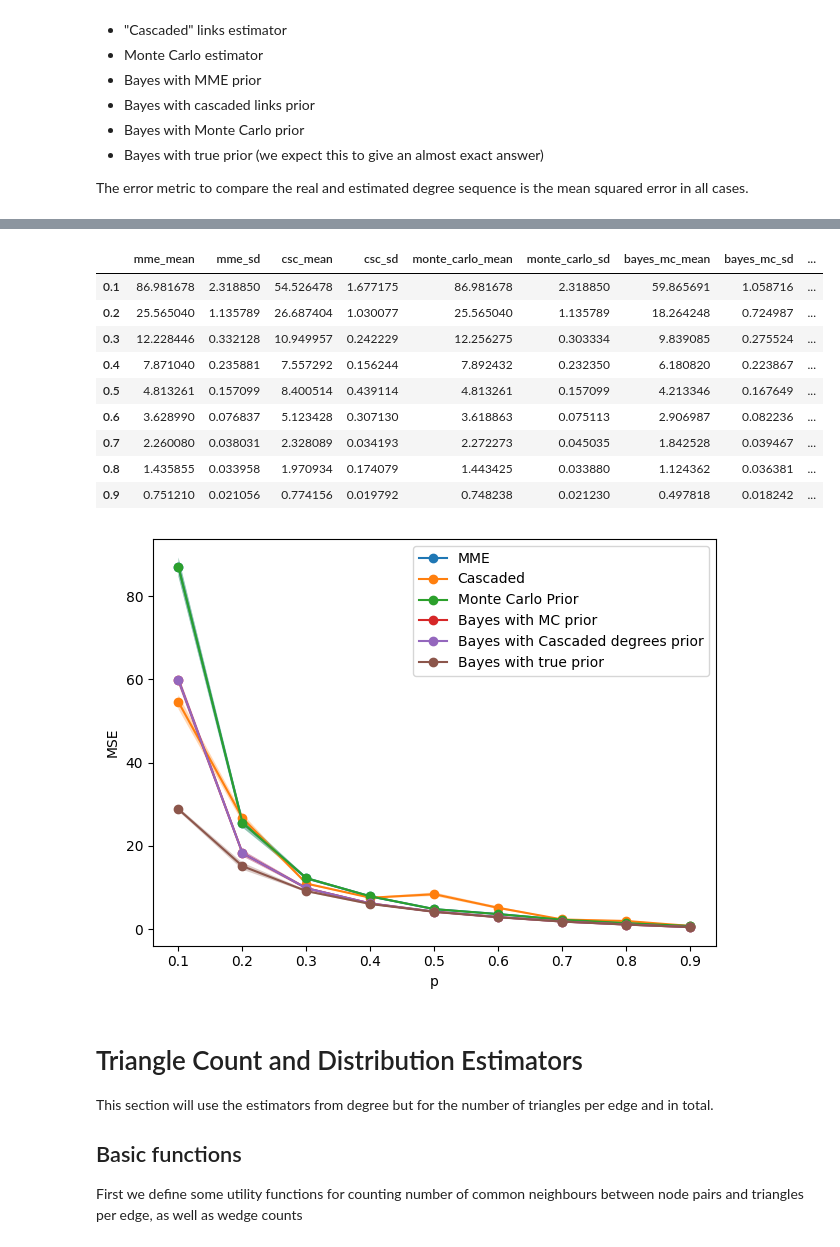
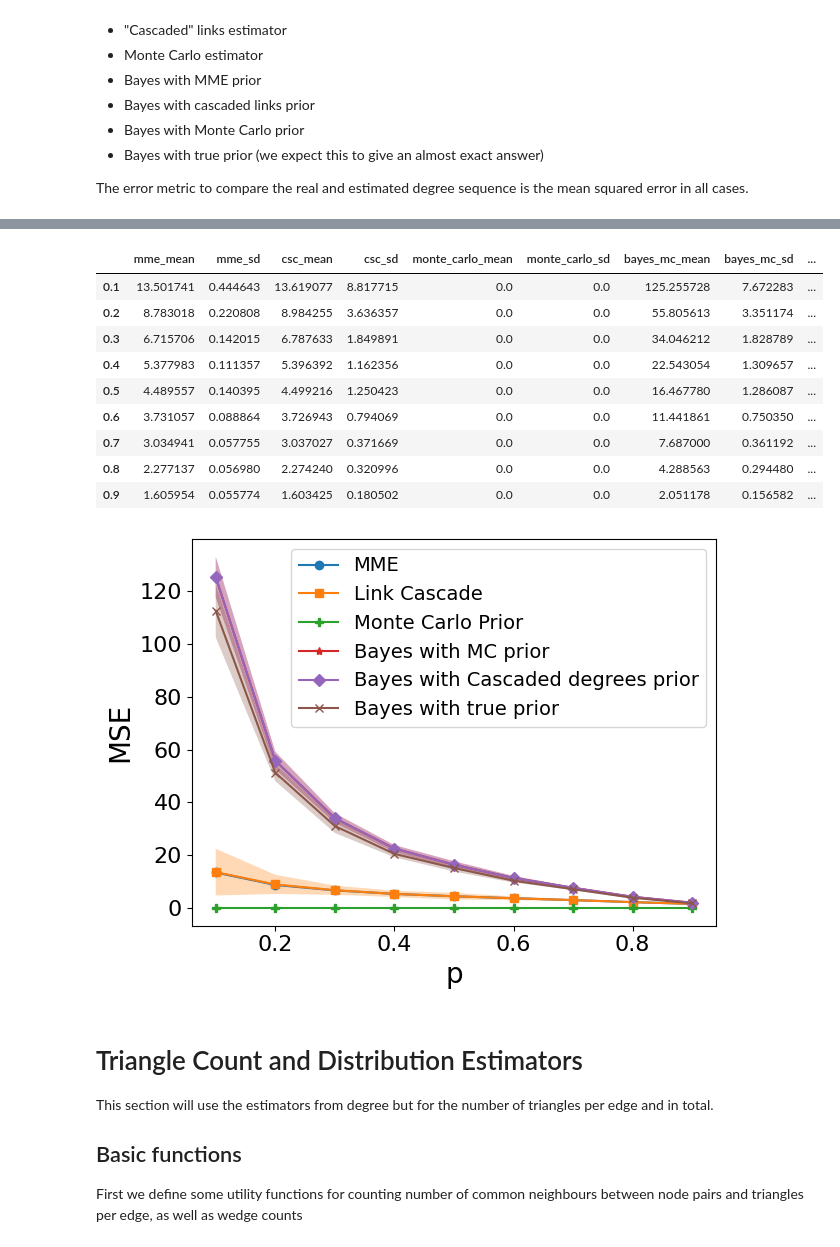
Before and after one commit to narnolddd/sample-nets, a Jupyter notebook: MonteCarloTranslate.ipynb, the cells around one changed output, grey strips where cells are left out. Cells and saved outputs as stored; diff of their text form; code cells hidden in the pictures.

```diff
--- a/MonteCarloTranslate.ipynb
+++ b/MonteCarloTranslate.ipynb
@@ -288,8 +290,8 @@ The error metric to compare the real and estimated degree sequence is the mean s
 # N,M=1000,5000
 # G = nx.gnm_random_graph(N,M)
 
-folder = "HepThToNaomi"
-net_name = "HEPTH"
+folder = "BA_FILES"
+net_name = "BA"
 p_range = np.linspace(0.1,0.9,9)
 
 G = nx.read_edgelist(folder+"/REAL")
@@ -313,7 +315,7 @@ def single_run(run_number):
         full_degrees = np.array([nx.degree(G)[n] for n in H.nodes]+[nx.degree(G)[n] for n in G.nodes if n not in H.nodes])
 
         ## MME and associated error
-        #print("Calculating MME")
+        print("Calculating MME")
         #start = time.time()
 
         mme_seq = deg_MME(kp_seq,p,True)
@@ -329,18 +331,18 @@ def single_run(run_number):
         #print(time.time() - start)
 
         ## Monte carlo improvement
-        #print("Monte Carlo Degree")
+        print("Monte Carlo Degree")
         #start = time.time()
 
-        deg, ssd_error, accepted = monte_carlo_degree(kp_seq,p)
-        monte_carlo[run_number,ind] = mse(deg,true_degrees)
+        # deg, ssd_error, accepted = monte_carlo_degree(kp_seq,p)
+        # monte_carlo[run_number,ind] = mse(deg,true_degrees)
         #print(time.time() - start)
 
         ## Bayes using monte carlo
         #print("Bayes")
         #start = time.time()
 
-        posterior_mc = bayes_approx(deg,H,p)
+        posterior_mc = bayes_approx(mme_seq,H,p)
         bayes_mc[run_number,ind] = mse(posterior_mc,true_degrees)
         #print(time.time() - start)
 
@@ -365,8 +367,8 @@ for ex in range(experiments):
     print("Experiment "+str(ex))
     single_run(ex)
 
-mme_means, mme_sds = mme.mean(axis=0), mme.std(axis=0)
-csc_means, csc_sds = cascade.mean(axis=0), cascade.std(axis=0)
+mme_means, mme_sds = np.sqrt(mme).mean(axis=0), np.sqrt(mme).std(axis=0)
+csc_means, csc_sds = np.sqrt(cascade).mean(axis=0), cascade.std(axis=0)
 monte_carlo_means, monte_carlo_sds = monte_carlo.mean(axis=0), monte_carlo.std(axis=0)
 bayes_mc_means, bayes_mc_sds = bayes_mc.mean(axis=0), bayes_mc.std(axis=0)
 bayes_mc_means, bayes_mc_sds = bayes_mc.mean(axis=0), bayes_mc.std(axis=0)
@@ -381,12 +398,12 @@ display(results_df)
 results_df.to_csv(folder+"/degree_error_dataframe.csv", index=True)
 # %% [output]
 |  | mme_mean | mme_sd | csc_mean | csc_sd | monte_carlo_mean | monte_carlo_sd | bayes_mc_mean | bayes_mc_sd | ... |
-| 0.1 | 86.981678 | 2.318850 | 54.526478 | 1.677175 | 86.981678 | 2.318850 | 59.865691 | 1.058716 | ... |
-| 0.2 | 25.565040 | 1.135789 | 26.687404 | 1.030077 | 25.565040 | 1.135789 | 18.264248 | 0.724987 | ... |
-| 0.3 | 12.228446 | 0.332128 | 10.949957 | 0.242229 | 12.256275 | 0.303334 | 9.839085 | 0.275524 | ... |
-| 0.4 | 7.871040 | 0.235881 | 7.557292 | 0.156244 | 7.892432 | 0.232350 | 6.180820 | 0.223867 | ... |
-| 0.5 | 4.813261 | 0.157099 | 8.400514 | 0.439114 | 4.813261 | 0.157099 | 4.213346 | 0.167649 | ... |
-| 0.6 | 3.628990 | 0.076837 | 5.123428 | 0.307130 | 3.618863 | 0.075113 | 2.906987 | 0.082236 | ... |
-| 0.7 | 2.260080 | 0.038031 | 2.328089 | 0.034193 | 2.272273 | 0.045035 | 1.842528 | 0.039467 | ... |
-| 0.8 | 1.435855 | 0.033958 | 1.970934 | 0.174079 | 1.443425 | 0.033880 | 1.124362 | 0.036381 | ... |
-| 0.9 | 0.751210 | 0.021056 | 0.774156 | 0.019792 | 0.748238 | 0.021230 | 0.497818 | 0.018242 | ... |
+| 0.1 | 13.501741 | 0.444643 | 13.619077 | 8.817715 | 0.0 | 0.0 | 125.255728 | 7.672283 | ... |
+| 0.2 | 8.783018 | 0.220808 | 8.984255 | 3.636357 | 0.0 | 0.0 | 55.805613 | 3.351174 | ... |
+| 0.3 | 6.715706 | 0.142015 | 6.787633 | 1.849891 | 0.0 | 0.0 | 34.046212 | 1.828789 | ... |
+| 0.4 | 5.377983 | 0.111357 | 5.396392 | 1.162356 | 0.0 | 0.0 | 22.543054 | 1.309657 | ... |
+| 0.5 | 4.489557 | 0.140395 | 4.499216 | 1.250423 | 0.0 | 0.0 | 16.467780 | 1.286087 | ... |
+| 0.6 | 3.731057 | 0.088864 | 3.726943 | 0.794069 | 0.0 | 0.0 | 11.441861 | 0.750350 | ... |
+| 0.7 | 3.034941 | 0.057755 | 3.037027 | 0.371669 | 0.0 | 0.0 | 7.687000 | 0.361192 | ... |
+| 0.8 | 2.277137 | 0.056980 | 2.274240 | 0.320996 | 0.0 | 0.0 | 4.288563 | 0.294480 | ... |
+| 0.9 | 1.605954 | 0.055774 | 1.603425 | 0.180502 | 0.0 | 0.0 | 2.051178 | 0.156582 | ... |
@@ -431,26 +415,28 @@ def plot_shaded_bars(xrange, means, sds, ax, marker, label=None):
 # %%
 from matplotlib import rc
 
+plt.rc('xtick',labelsize=16)
+plt.rc('ytick',labelsize=16)
+
 ## Comment below out if not using dark mode ;)
-plt.style.use("default")
 fig, ax = plt.subplots()
-plot_shaded_bars(p_range,mme_means,mme_sds,ax, marker="o",label="MME")
-plot_shaded_bars(p_range,csc_means,csc_sds,ax, marker="o",label="Cascaded")
-plot_shaded_bars(p_range,monte_carlo_means,monte_carlo_sds,ax, marker="o",label="Monte Carlo Prior")
-plot_shaded_bars(p_range,bayes_mc_means,bayes_mc_sds,ax, marker="o",label="Bayes with MC prior")
-plot_shaded_bars(p_range,bayes_csc_means,bayes_csc_sds,ax, marker="o",label="Bayes with Cascaded degrees prior")
-plot_shaded_bars(p_range,bayes_true_means, bayes_true_sds,ax, marker="o", label="Bayes with true prior")
+plot_shaded_bars(p_range,results_df["mme_mean"],results_df["mme_sd"],ax, marker="o",label="MME")
+plot_shaded_bars(p_range,results_df["csc_mean"],results_df["csc_sd"],ax, marker="s",label="Link Cascade")
+plot_shaded_bars(p_range,results_df["monte_carlo_mean"],results_df["monte_carlo_sd"],ax, marker="P",label="Monte Carlo Prior")
+plot_shaded_bars(p_range,results_df["bayes_mc_mean"],results_df["bayes_mc_sd"],ax, marker="*",label="Bayes with MC prior")
+plot_shaded_bars(p_range,bayes_csc_means,bayes_csc_sds,ax, marker="D",label="Bayes with Cascaded degrees prior")
+plot_shaded_bars(p_range,bayes_true_means, bayes_true_sds,ax, marker="x", label="Bayes with true prior")
 
 #ax.set_yscale('log')
-ax.legend(loc="upper right")
-plt.xlabel("p")
-plt.ylabel("MSE")
+ax.legend(loc="upper right", fontsize=14)
+plt.xlabel("p", fontsize=20)
+plt.ylabel("MSE", fontsize=20)
 plt.tight_layout()
 
 plt.savefig(folder+"/"+net_name+"degree_mse.png")
 plt.show()
 # %% [output]
-[figure, old version]
+[figure, new version]
 # %% [markdown]
 # Triangle Count and Distribution Estimators
 
```
Also changed, not shown: parts of 9 cells of this notebook, 3 other files.
